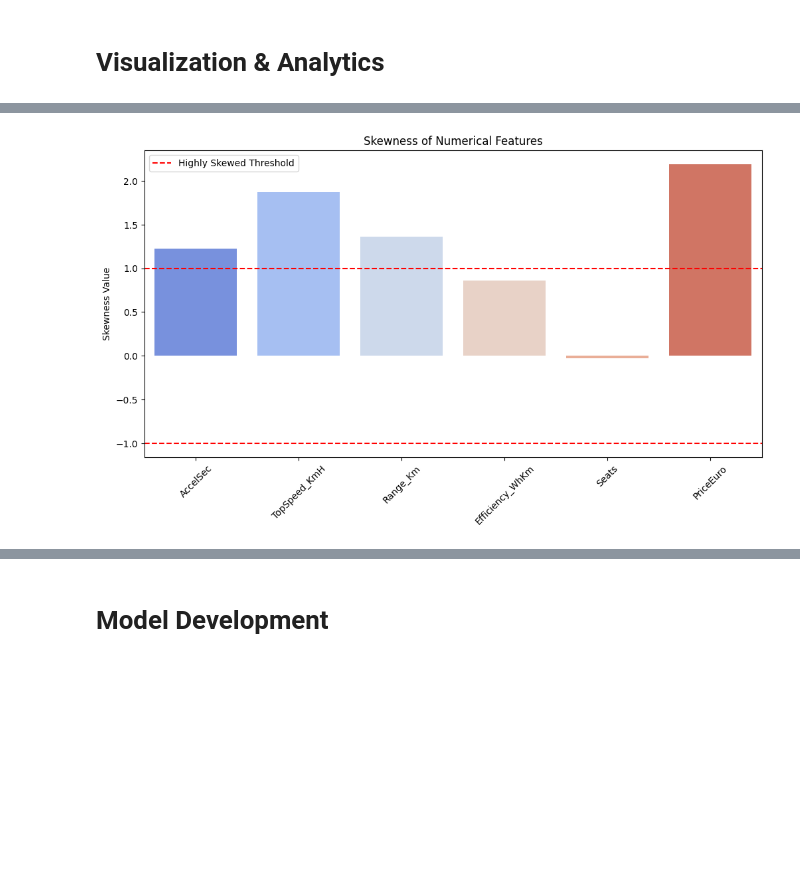
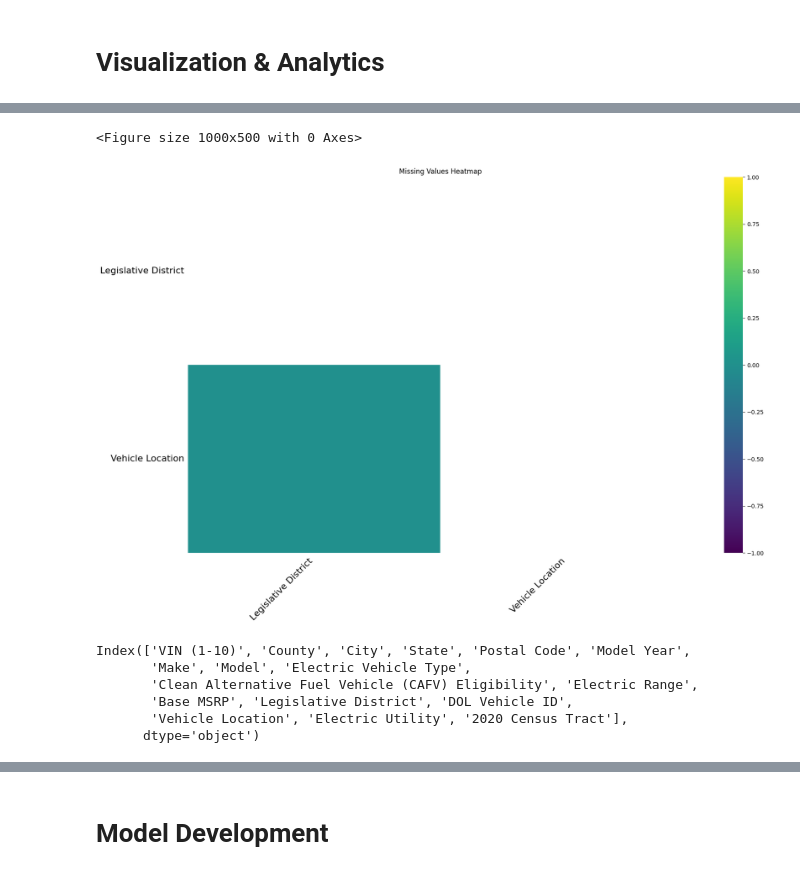
Before and after one commit to ar23aff/DS-Project, a Jupyter notebook: raheem-ds.ipynb, the cells around one changed output, grey strips where cells are left out. Drawn from its saved outputs; the diff is of its cells as text; code cells hidden in the pictures; blank space fills up the shorter version.

```diff
--- a/raheem-ds.ipynb
+++ b/raheem-ds.ipynb
@@ -88,0 +76,7 @@ dtype: object
+# %%
+# Fill missing numerical values with the median
+df["Electric Range"] = df["Electric Range"].fillna(df["Electric Range"].median())
+df["Base MSRP"] = df["Base MSRP"].fillna(df["Base MSRP"].median())
+
+# Drop rows with missing categorical values
+df = df.dropna(subset=["County", "City", "State", "Electric Utility"])
@@ -89,20 +95,2 @@ dtype: object
 # %% [markdown]
 # Removing Outliers
-# %%
-# Select only numerical columns
-numerical_cols = df.select_dtypes(include=['int64', 'float64']).columns
-
-# Compute Q1 (25th percentile) and Q3 (75th percentile)
-Q1 = df[numerical_cols].quantile(0.25)
-Q3 = df[numerical_cols].quantile(0.75)
-IQR = Q3 - Q1  # Interquartile Range
-
-# Define outlier bounds
-lower_bound = Q1 - 1.5 * IQR
-upper_bound = Q3 + 1.5 * IQR
-
-# Filter out outliers only from numerical columns
-df_clean = df.copy()
-df_clean = df_clean[~((df_clean[numerical_cols] < lower_bound) | (df_clean[numerical_cols] > upper_bound)).any(axis=1)]
-
-print(f"Original size: {df.shape}, After outlier removal: {df_clean.shape}")
@@ -111,2 +97,14 @@ Original size: (103, 14), After outlier removal: (67, 14)
+# %%
+# Define numerical columns
+numerical_cols = ["Model Year", "Electric Range", "Base MSRP"]
+
+# Remove outliers using IQR
+for col in numerical_cols:
+    Q1 = df[col].quantile(0.25)
+    Q3 = df[col].quantile(0.75)
+    IQR = Q3 - Q1
+    lower_bound = Q1 - 1.5 * IQR
+    upper_bound = Q3 + 1.5 * IQR
+    df = df[(df[col] >= lower_bound) & (df[col] <= upper_bound)]
 # %% [markdown]
 # Visualization & Analytics
@@ -280,22 +111,19 @@ dtype: float64
-# %%
-# Import necessary libraries
-import matplotlib.pyplot as plt
-import seaborn as sns
-from scipy.stats import skew
-
-# Compute skewness
-numerical_cols = df.select_dtypes(include=['int64', 'float64']).columns
-skew_values = df[numerical_cols].apply(skew, nan_policy='omit')
-
-# Plot skewness as a bar chart
-plt.figure(figsize=(12, 6))
-sns.barplot(x=skew_values.index, y=skew_values.values, palette='coolwarm')
-plt.xticks(rotation=45)
-plt.axhline(y=1, color='r', linestyle='--', label='Highly Skewed Threshold')
-plt.axhline(y=-1, color='r', linestyle='--')
-plt.title('Skewness of Numerical Features')
-plt.ylabel('Skewness Value')
-plt.legend()
-plt.show()
-# %% [output]
-[figure, removed]
+# %%
+import missingno as msno
+
+plt.figure(figsize=(10, 5))
+msno.heatmap(df, cmap="viridis")
+plt.title("Missing Values Heatmap")
+plt.show()
+# %% [output]
+<Figure size 1000x500 with 0 Axes>
+[figure, added]
+# %%
+print(df.columns)
+# %% [output]
+Index(['VIN (1-10)', 'County', 'City', 'State', 'Postal Code', 'Model Year',
+       'Make', 'Model', 'Electric Vehicle Type',
+       'Clean Alternative Fuel Vehicle (CAFV) Eligibility', 'Electric Range',
+       'Base MSRP', 'Legislative District', 'DOL Vehicle ID',
+       'Vehicle Location', 'Electric Utility', '2020 Census Tract'],
+      dtype='object')
```
Also changed, not shown: parts of 64 cells of this notebook.
